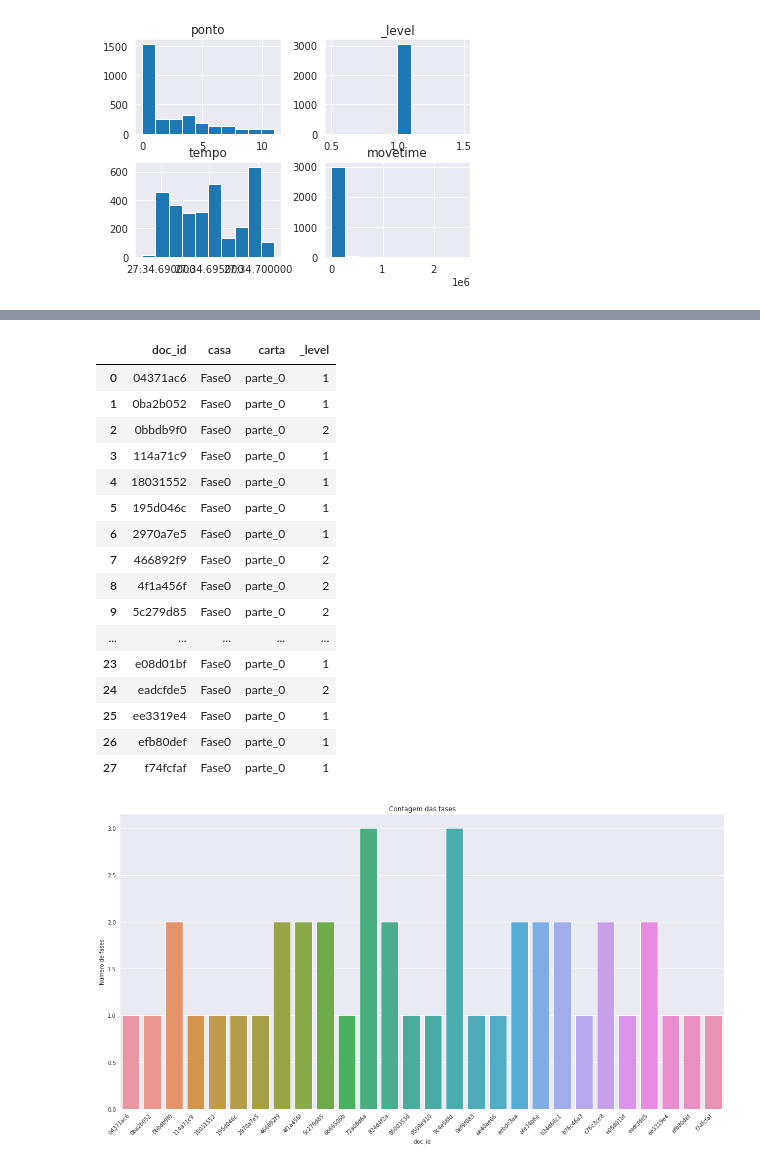
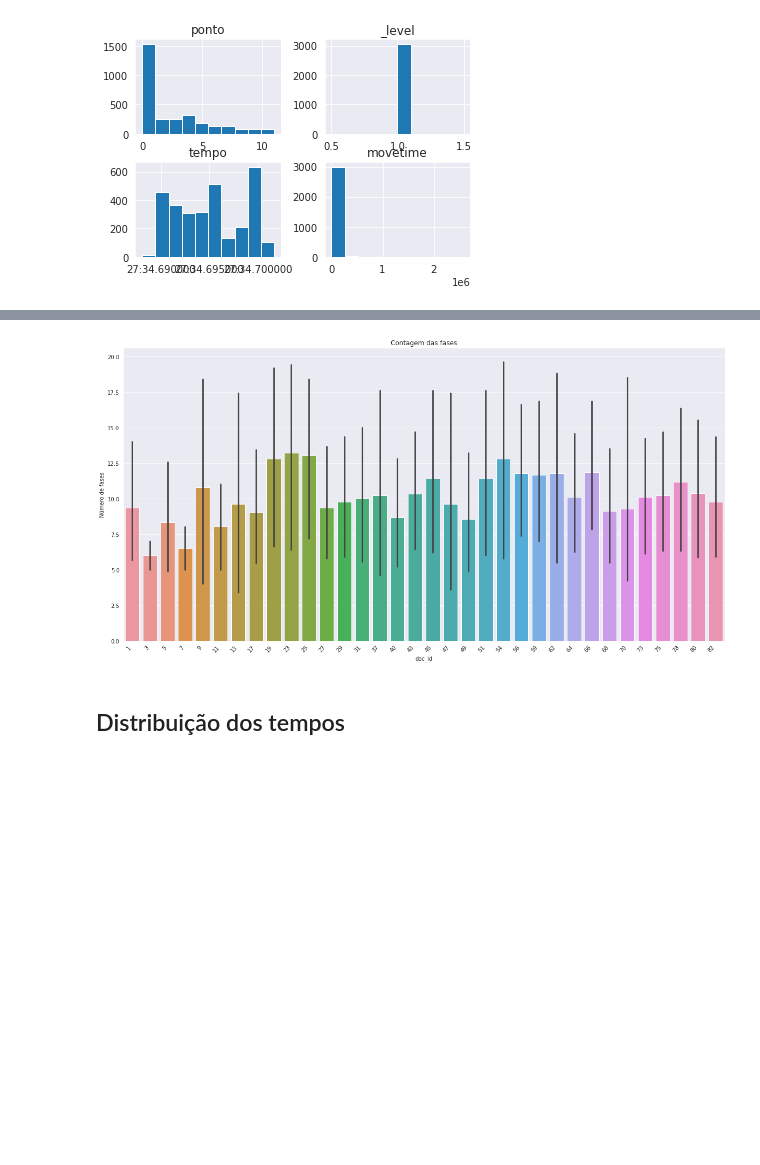
Before and after one commit to labase/data_edu, a Jupyter notebook: ipnb/organelas.ipynb, the cells around one changed output, grey strips where cells are left out. Cells and saved outputs as stored; diff of their text form; code cells hidden in the pictures; blank space fills up the shorter version.

Commit message:
Recorte na fase 1 line plot acelera movimento

```diff
--- a/ipnb/organelas.ipynb
+++ b/ipnb/organelas.ipynb
@@ -27,6 +27,7 @@ from json import loads
 # import csv
 import pandas as pd
 lisa_score_url = "https://raw.githubusercontent.com/kwarwp/lorinda/master/lisa/__score__.py"
+f00 = "{'doc_id': 'a42ac145', 'carta': 'parte_1', 'casa': 'Fase0', 'move': 'local', 'ponto': 0, 'valor': 'local', '_level': 1, 'tempo': ".replace("'", '"')
 try:
     with urllib.request.urlopen(lisa_score_url) as f, open("lisa_score.csv", "w") as score_csv:
         lisa_score = f.read().decode('utf-8').replace("'", '"')
@@ -42,7 +43,8 @@ try:
         # w.writerow(datan)
         df = pd.DataFrame(datan)
         df.sort_values(by=['doc_id','tempo',], inplace=True)
-        df["movetime"] = df.groupby('doc_id')['tempo'].apply(lambda x: x - x.shift(1))
+        # df["movetime"] = df.groupby('doc_id')['tempo'].apply(lambda x: x - x.shift(1))
+        df["movetime"] = df.groupby('doc_id').tempo.diff()
         df = df[df.groupby(['doc_id'])['movetime'].transform('sum') > 100000]
 
         df.tempo = pd.to_datetime(df.tempo)
@@ -113,0 +96,33 @@ dfs = [df.iloc[start:end, :] for start, end in zip(cut, cut[1:]+[len(df)])]
+# %%
+# cut = df.index[(df['casa'] == "Fase0") & (df["carta"] == "parte_0")].tolist()
+# cut = df.index[df.loc[(df['casa'] == "Fase0") & (df["carta"] == "parte_0")]].tolist()
+# [df.iloc[c] for c in cut]
+ddict = df.to_dict('records')
+#cuts = [ind for ind, dc in enumerate(ddict) if (dc['casa'] == "Fase0") and (dc["carta"] == "parte_0")]
+cuts = [ind for ind, dc in enumerate(ddict) if (dc['casa'] == "Fase1") and (dc["carta"] == "parte_0")]
+cuts = zip(cuts, cuts[1:]+[len(df)])
+cuts = list(cuts)
+# print(len(cuts), cuts)
+dcut = [{k: v if k != "doc_id" else ind for k,v in dc.items()}
+        for ind, (st,ed) in enumerate(cuts) for dc in ddict[st:ed]
+        if ((ed-st)>10) and ind <200 and ind not in (21, 38, 71)]
+dcuts = [[{k: v if k != "doc_id" else ind for k, v in dc.items()} for dc in ddict[st:ed]]
+         for ind, (st,ed) in enumerate(cuts) if ((ed-st)>10)]# and ind not in (6, 9, 23, 17, 19) and ind <20]
+# [print(d[0]) for d in dcuts]
+#[print(d) for d in dcuts[9]]
+df = pd.DataFrame(dcut)
+df.info()
+
+'''
+cut.sort()
+ranges = zip([0]+cut, cut+[len(df)])
+# [print( r) for r in ranges]
+# sorted(cut)
+dfs = [df.iloc[start:end, :] for start, end in ranges]
+print([len(d) for d in dfs])
+dfs[1]'''
+# dfs
+# len(dfs)
+# dfs[-1]
+# [print(len(d)) for d in dfs]
+# [d for d in dfs if len(d)>400][0]
@@ -114,35 +147,22 @@ dfs = [df.iloc[start:end, :] for start, end in zip(cut, cut[1:]+[len(df)])]
 # %%
 import seaborn as sns
 import matplotlib.pyplot as plt
-ds = df.loc[(df['casa'] == "Fase0") & (df["carta"] == "parte_0")]
-ds = ds.groupby(['doc_id', 'casa', "carta"])['_level'].sum().reset_index()
+# ds = df.loc[(df['casa'] == "Fase0") & (df["carta"] == "parte_0")]
+ds = df.loc[((df['casa'] == "Fase2")|(df['casa'] == "Fase1")) & (df["carta"] == "parte_0")]
+# ds = df.groupby(['doc_id', 'casa', "carta"])['_level'].sum().reset_index()
+ds = df.groupby(['doc_id', 'casa'])['_level'].sum().reset_index()
 # ds = df[df.groupby(['doc_id'])['casa' == ]]
 chart = sns.barplot(x="doc_id", y="_level", data=ds)
 chart.set(
     title='Contagem das fases', ylabel='Número de fases')
 chart.set_xticklabels(chart.get_xticklabels(), rotation=45, horizontalalignment='right')
 # chart.set(ylim=(0, 20000))
 plt.gcf().set_size_inches(20, 10)
-ds
+# ds
 # %% [output]
-|  | doc_id | casa | carta | _level |
-| 0 | 04371ac6 | Fase0 | parte_0 | 1 |
-| 1 | 0ba2b052 | Fase0 | parte_0 | 1 |
-| 2 | 0bbdb9f0 | Fase0 | parte_0 | 2 |
-| 3 | 114a71c9 | Fase0 | parte_0 | 1 |
-| 4 | 18031552 | Fase0 | parte_0 | 1 |
-| 5 | 195d046c | Fase0 | parte_0 | 1 |
-| 6 | 2970a7e5 | Fase0 | parte_0 | 1 |
-| 7 | 466892f9 | Fase0 | parte_0 | 2 |
-| 8 | 4f1a456f | Fase0 | parte_0 | 2 |
-| 9 | 5c279d85 | Fase0 | parte_0 | 2 |
-| ... | ... | ... | ... | ... |
-| 23 | e08d01bf | Fase0 | parte_0 | 1 |
-| 24 | eadcfde5 | Fase0 | parte_0 | 2 |
-| 25 | ee3319e4 | Fase0 | parte_0 | 1 |
-| 26 | efb80def | Fase0 | parte_0 | 1 |
-| 27 | f74fcfaf | Fase0 | parte_0 | 1 |
-[figure, old version]
+[figure, new version]
+# %% [markdown]
+## Distribuição dos tempos
 # %%
 import seaborn as sns
 import matplotlib.pyplot as plt
```
Also changed, not shown: parts of 14 cells of this notebook.
